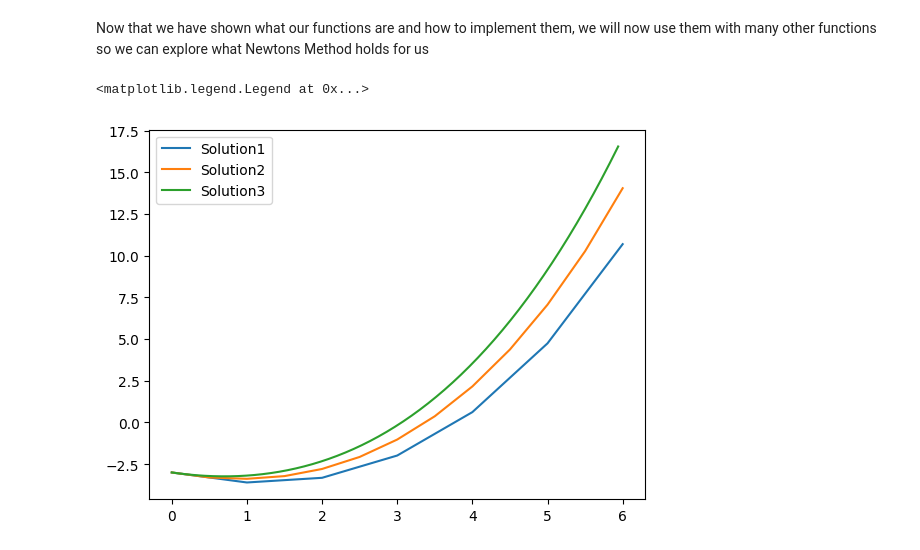
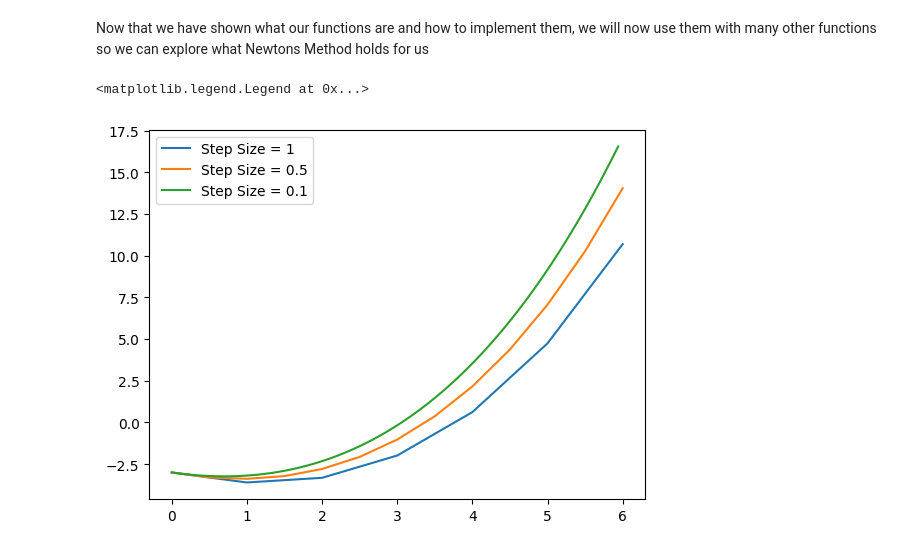
Before and after one commit to AndyJohnsonMath/numericalDifferentialEquations, a Jupyter notebook: Newtons Method.ipynb, the cells around one changed output. Cells and saved outputs as stored; diff of their text form; code cells hidden in the pictures.

```diff
--- a/Newtons Method.ipynb
+++ b/Newtons Method.ipynb
@@ -28,7 +28,8 @@ def newtonsMethod(stepSize, initialPair, function):
 
     solutionx = np.array([x0])
     solutiony = np.array([y0])
-    for i in range(6):
+    iterations = math.floor(6/deltat)
+    for i in range(iterations):
         nexty = lasty+(deltat*(function(lastx,lasty)))
         nextx = lastx+deltat
         solutionx = np.append(solutionx, [nextx],axis=0)
@@ -51,36 +52,14 @@ Now that we have shown what our functions are and how to implement them, we will
 # %%
 def functionInQuestion(x,y):
     return(x+((1/5)*y))
 
-def newtonsMethod(stepSize, initialPair, function):
-    y0=initialPair[1]
-    x0=initialPair[0]
-    deltat=stepSize
-
-    lasty = y0
-    lastx = x0
-
-    iterations = math.floor(6/deltat)
-    solutionx = np.array([x0])
-    solutiony = np.array([y0])
-    for i in range(iterations):
-        nexty = lasty+(deltat*(function(lastx,lasty)))
-        nextx = lastx+deltat
-        solutionx = np.append(solutionx, [nextx],axis=0)
-        solutiony = np.append(solutiony, [nexty],axis=0)
-        lasty=nexty
-        lastx+=deltat
-
-    solution = np.array([solutionx, solutiony])
-    return(solution)
-
 solution1 = newtonsMethod(1,np.array([0,-3]),functionInQuestion)
 solution2 = newtonsMethod(0.5,np.array([0,-3]),functionInQuestion)
 solution3 = newtonsMethod(0.11,np.array([0,-3]),functionInQuestion)
-plt.plot(solution1[0], solution1[1], label="Solution1")
-plt.plot(solution2[0], solution2[1], label="Solution2")
-plt.plot(solution3[0], solution3[1], label="Solution3")
+plt.plot(solution1[0], solution1[1], label="Step Size = 1")
+plt.plot(solution2[0], solution2[1], label="Step Size = 0.5")
+plt.plot(solution3[0], solution3[1], label="Step Size = 0.1")
 plt.legend()
 # %% [output]
 <matplotlib.legend.Legend at 0x...>
-[figure, old version]
+[figure, new version]
```
Also changed, not shown: parts of 3 cells of this notebook.
